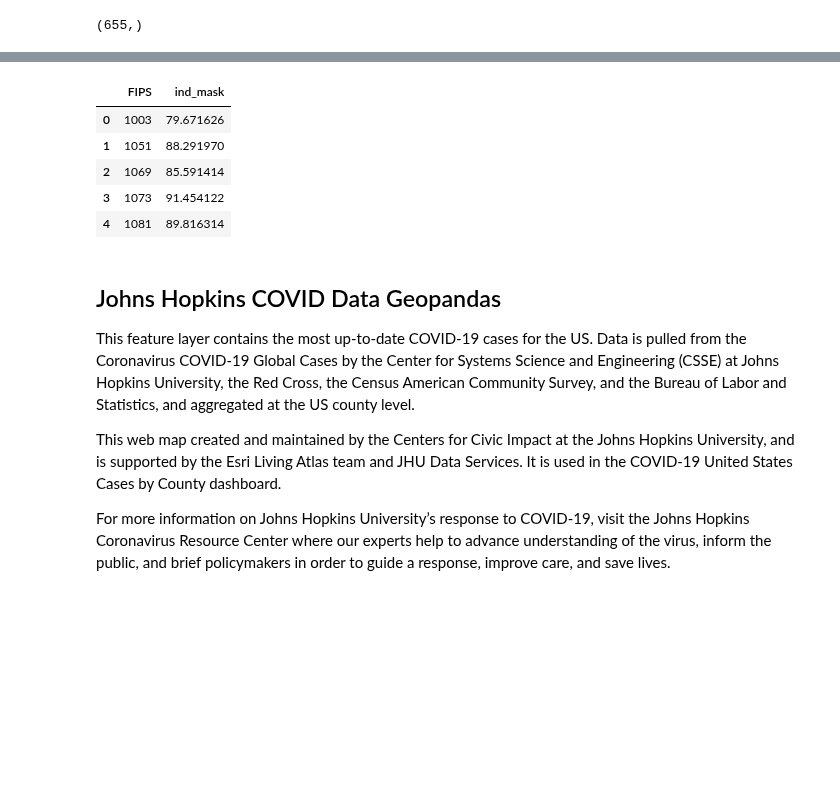
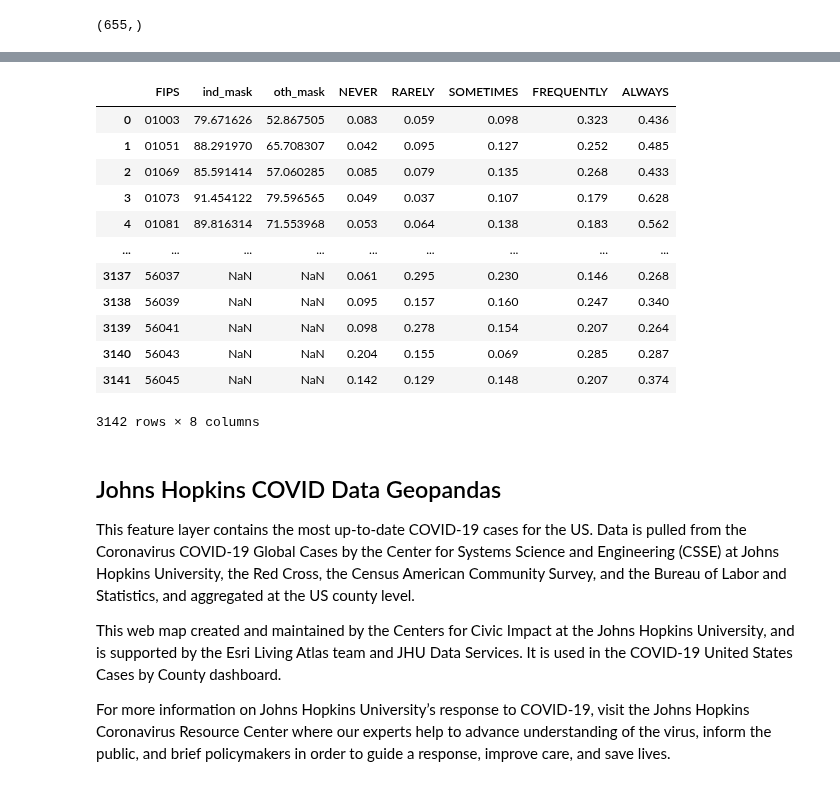
Before and after one commit to datascisteven/The-Masked-Politic, a Jupyter notebook: Phase_3_Project.ipynb, the cells around one changed output, grey strips where cells are left out. Drawn from its saved outputs; the diff is of its cells as text; code cells hidden in the pictures; blank space fills up the shorter version.

```diff
--- a/Phase_3_Project.ipynb
+++ b/Phase_3_Project.ipynb
@@ -119,27 +111,32 @@ mask_oth.geo_value.value_counts().shape
 # pare down datasets to just columns of interest
 mask_ind_means = pd.DataFrame(mask_fip.groupby(['geo_value'])['value'].mean()).reset_index()
 mask_ind_means.columns = ['FIPS', 'ind_mask']
-mask_ind_means['FIPS'] = mask_ind_means['FIPS'].astype(int)
+mask_ind_means.FIPS = mask_ind_means.FIPS.apply(lambda x: x.zfill(5))
 # repeat for other survey
 mask_oth_means = pd.DataFrame(mask_oth.groupby(['geo_value'])['value'].mean()).reset_index()
 mask_oth_means.columns = ['FIPS', 'oth_mask']
-mask_oth_means['FIPS'] = mask_oth_means['FIPS'].astype(int)
+mask_oth_means.FIPS = mask_oth_means.FIPS.apply(lambda x: x.zfill(5))
 # %% [markdown]
 <img src='images/delphi_dec.png'>
-# %%
-mask_ind_means.head()
-# %% [output]
-|  | FIPS | ind_mask |
-| 0 | 1003 | 79.671626 |
-| 1 | 1051 | 88.291970 |
-| 2 | 1069 | 85.591414 |
-| 3 | 1073 | 91.454122 |
-| 4 | 1081 | 89.816314 |
-# %%
-mask_ind_means.FIPS = mask_ind_means.FIPS.astype(str)
-mask_ind_means.FIPS = mask_ind_means.FIPS.apply(lambda x: x.zfill(5))
-mask_oth_means['FIPS'] = mask_oth_means['FIPS'].astype(str)
-mask_oth_means.FIPS = mask_oth_means.FIPS.apply(lambda x: x.zfill(5))
+# %%
+mask_means = mask_ind_means.merge(mask_oth_means, on = 'FIPS', how = 'outer')
+mask_w_nyt = mask_means.merge(nymask, on = 'FIPS', how = 'outer')
+# %%
+mask_w_nyt
+# %% [output]
+|  | FIPS | ind_mask | oth_mask | NEVER | RARELY | SOMETIMES | FREQUENTLY | ALWAYS |
+| 0 | 01003 | 79.671626 | 52.867505 | 0.083 | 0.059 | 0.098 | 0.323 | 0.436 |
+| 1 | 01051 | 88.291970 | 65.708307 | 0.042 | 0.095 | 0.127 | 0.252 | 0.485 |
+| 2 | 01069 | 85.591414 | 57.060285 | 0.085 | 0.079 | 0.135 | 0.268 | 0.433 |
+| 3 | 01073 | 91.454122 | 79.596565 | 0.049 | 0.037 | 0.107 | 0.179 | 0.628 |
+| 4 | 01081 | 89.816314 | 71.553968 | 0.053 | 0.064 | 0.138 | 0.183 | 0.562 |
+| ... | ... | ... | ... | ... | ... | ... | ... | ... |
+| 3137 | 56037 | NaN | NaN | 0.061 | 0.295 | 0.230 | 0.146 | 0.268 |
+| 3138 | 56039 | NaN | NaN | 0.095 | 0.157 | 0.160 | 0.247 | 0.340 |
+| 3139 | 56041 | NaN | NaN | 0.098 | 0.278 | 0.154 | 0.207 | 0.264 |
+| 3140 | 56043 | NaN | NaN | 0.204 | 0.155 | 0.069 | 0.285 | 0.287 |
+| 3141 | 56045 | NaN | NaN | 0.142 | 0.129 | 0.148 | 0.207 | 0.374 |
+3142 rows × 8 columns
 # %% [markdown]
 ## Johns Hopkins COVID Data Geopandas
 
```
Also changed, not shown: parts of 34 cells of this notebook.
